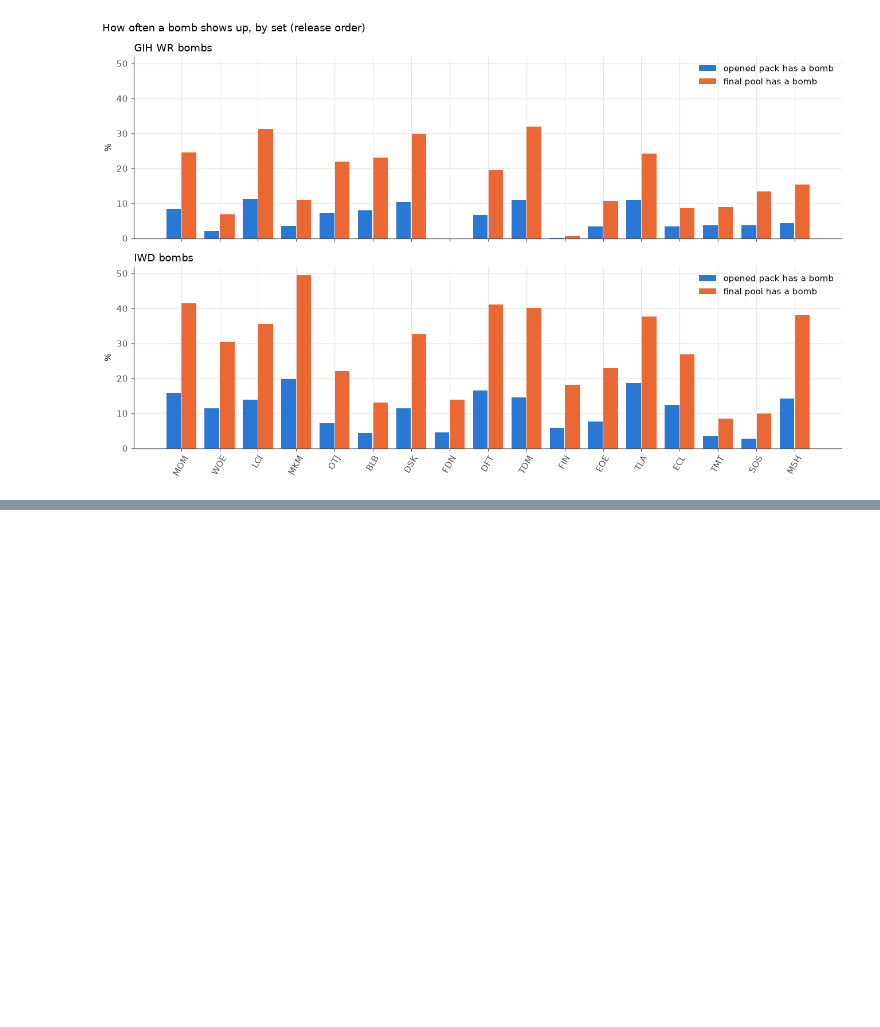
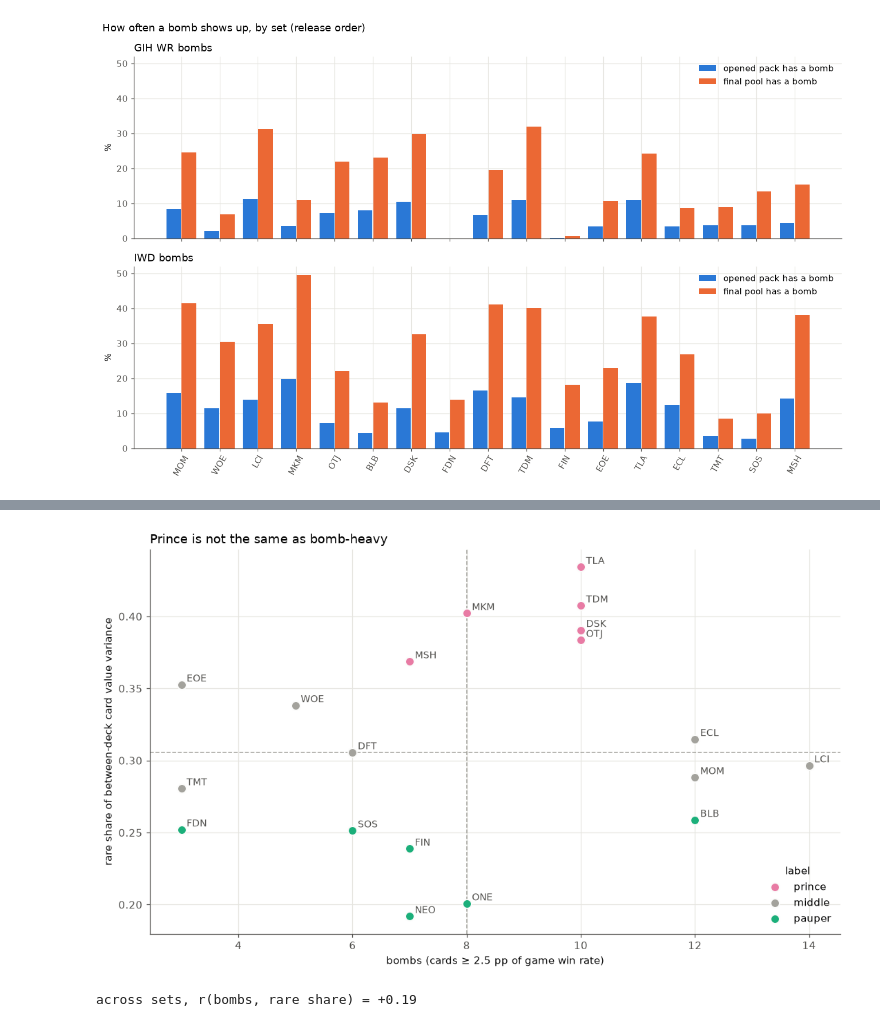
Before and after one commit to zscore/mtg-open-lane, a Jupyter notebook: notebooks/bombs.ipynb, the cells around one changed output, grey strips where cells are left out. Cells and saved outputs as stored; diff of their text form; code cells hidden in the pictures; blank space fills up the shorter version.

```diff
--- a/notebooks/bombs.ipynb
+++ b/notebooks/bombs.ipynb
@@ -888,0 +1067,19 @@ plt.tight_layout(); plt.show()
+# %%
+prince = pl.read_csv(OUT / "prince_index.csv")
+tier = pl.when(pl.col("rarity").is_in(["rare", "mythic"])).then(pl.lit("RM")).when(
+    pl.col("rarity").is_in(["common", "uncommon"])).then(pl.lit("CU")).otherwise(None)
+card_side = (imp.with_columns(tier.alias("tier")).filter(pl.col("tier").is_not_null())
+             .group_by("set", "tier").agg(pl.col("impact").sort(descending=True).head(10).mean().alias("top10"),
+                                          pl.col("impact").std().alias("sd"))
+             .pivot(on="tier", index="set", values=["top10", "sd"]))
+pp = (prince.join(card_side, on="set").join(impact_tbl.select("set", "bombs"), on="set")
+      .with_columns((pl.col("top10_RM") - pl.col("top10_CU")).alias("top gap"),
+                    pl.when(pl.col("rare_share") >= 0.36).then(pl.lit("prince"))
+                    .when(pl.col("rare_share") <= 0.28).then(pl.lit("pauper")).otherwise(pl.lit("middle")).alias("label"))
+      .sort("rare_share", descending=True)
+      .select("set", "label", pl.col("rare_share").alias("rare share"), pl.col("rares per deck").alias("rares/deck"),
+              pl.col("top10_RM").alias("top-10 R/M"), pl.col("top10_CU").alias("top-10 C/U"), "top gap",
+              pl.col("sd_CU").alias("sd C/U"), "bombs", pl.col("sd deck value").alias("sd deck value")))
+pp.write_csv(OUT / "prince_pauper.csv")
+display(pp)
+print({k: pp.filter(pl.col("label") == k)["set"].to_list() for k in ["prince", "middle", "pauper"]})
@@ -888,0 +1115,17 @@ plt.tight_layout(); plt.show()
+# %%
+LCOL = {"prince": MAGENTA, "middle": GRAY, "pauper": AQUA}
+fig, ax = plt.subplots(figsize=(10, 6))
+for lab, c in LCOL.items():
+    d = pp.filter(pl.col("label") == lab)
+    ax.scatter(d["bombs"], d["rare share"], s=70, color=c, edgecolor=SURFACE, lw=1.2, zorder=3, label=lab)
+for s, x_, y_ in zip(pp["set"], pp["bombs"], pp["rare share"]):
+    ax.annotate(s, (x_, y_), xytext=(5, 3), textcoords="offset points", fontsize=9, color=MUTED)
+ax.axvline(pp["bombs"].median(), color=GRAY, ls="--", lw=1); ax.axhline(pp["rare share"].median(), color=GRAY, ls="--", lw=1)
+ax.set_xlabel(f"bombs (cards ≥ {IMPACT_BOMB} pp of game win rate)")
+ax.set_ylabel("rare share of between-deck card value variance")
+ax.set_title("Prince is not the same as bomb-heavy", loc="left"); ax.legend(title="label", loc="lower right")
+plt.tight_layout(); plt.show()
+print(f"across sets, r(bombs, rare share) = {np.corrcoef(pp['bombs'], pp['rare share'])[0, 1]:+.2f}")
+# %% [output]
+[figure, added]
+across sets, r(bombs, rare share) = +0.19
```
Also changed, not shown: parts of 15 cells of this notebook, 16 other files.
